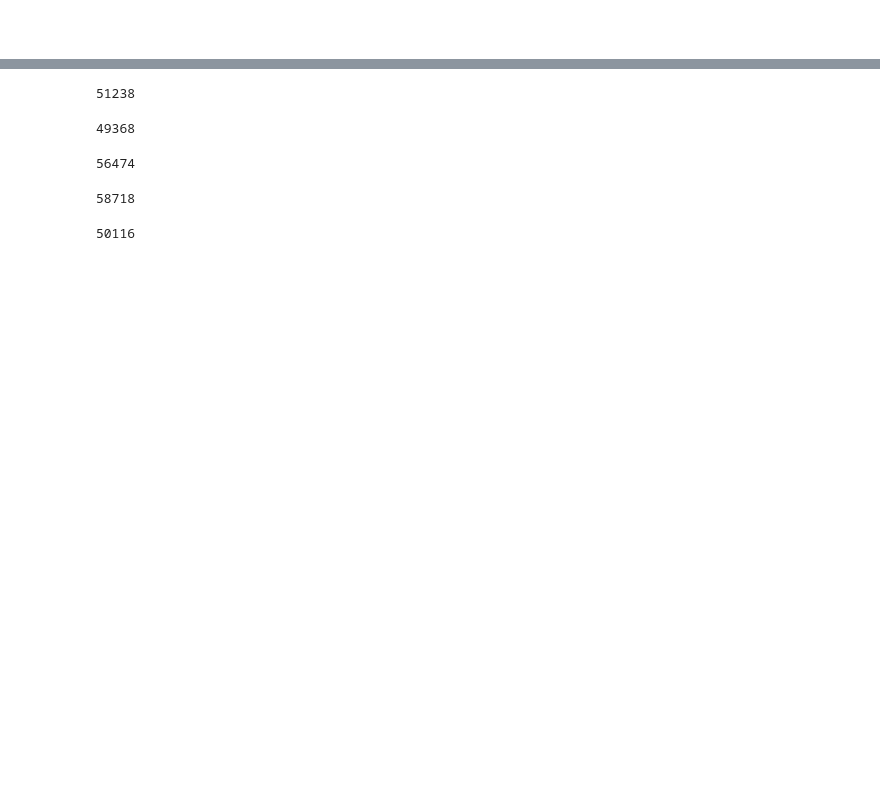
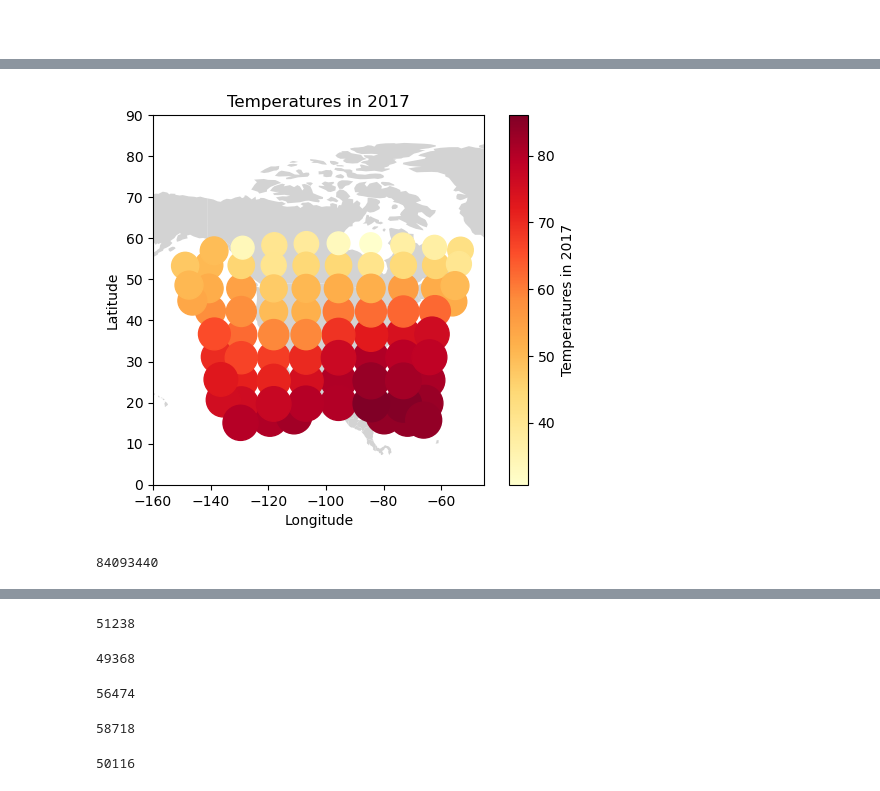
Before and after one commit to ashleyradford/spark-analysis, a Jupyter notebook: nam_analysis.ipynb, the cells around one changed output, grey strips where cells are left out. Cells and saved outputs as stored; diff of their text form; code cells hidden in the pictures; blank space fills up the shorter version.

```diff
--- a/nam_analysis.ipynb
+++ b/nam_analysis.ipynb
@@ -570,0 +1016,4 @@ farms.take(50)
+# %%
+df_2017 = df_2017.withColumn("geohash", geohash2Encode(df_2017.lat, df_2017.lon))
+df_2017 = df_2017.withColumn("temperature_surface", k2f(df_2017.temperature_surface))
+df_2017 = df_2017.withColumn("wind_speed_gust_surface", df_2017.wind_speed_gust_surface * 2.23694)
@@ -570,0 +1022,13 @@ farms.take(50)
+# %%
+agg_2017 = df_2017.groupBy("geohash")\
+                .agg(\
+                    F.avg("lat").alias("lat"), \
+                    F.avg("lon").alias("lon"), \
+                    F.avg("visibility_surface").alias("visibility_surface"), \
+                    F.avg("snow_depth_surface").alias("snow_depth_surface"), \
+                    F.avg("total_precipitation_surface_3_hour_accumulation").alias("total_rain"), \
+                    F.avg("total_cloud_cover_entire_atmosphere_single_layer").alias("cloud_cover"), \
+                    F.avg("relative_humidity_zerodegc_isotherm").alias("humidity"), \
+                    F.avg("vegetation_surface").alias("vegetation_surface"), \
+                    F.avg("wind_speed_gust_surface").alias("wind_speed"), \
+                    F.avg("temperature_surface").alias("temperature"))
@@ -570,0 +1037,4 @@ farms.take(50)
+# %%
+agg_2017_df = agg_2017.toPandas()
+# %%
+agg_2017_df['year'] = 2017
@@ -570,0 +1043,24 @@ farms.take(50)
+# %%
+worldmap = gpd.read_file(gpd.datasets.get_path("naturalearth_lowres"))
+worldmap[worldmap["continent"] == "North America"].plot(color="lightgrey")
+
+# Plotting our Impact Energy data with a color map
+x = agg_2017_df['lon']
+y = agg_2017_df['lat']
+z = agg_2017_df['temperature']
+# z = farms_df['wind_speed_gust_surface']
+
+plt.scatter(x, y, s=z*8, c=z, cmap='YlOrRd')
+
+plt.colorbar(label='Temperatures in 2017')
+
+plt.xlim([-160, -45])
+plt.ylim([0, 90])
+
+plt.title("Temperatures in 2017")
+
+plt.xlabel("Longitude")
+plt.ylabel("Latitude")
+plt.show()
+# %% [output]
+[figure, added]
@@ -570,0 +1073,5 @@ farms.take(50)
+# %%
+df_2016 = df_2016.withColumnRenamed("1_time", "time").withColumnRenamed("2_lat", "lat").withColumnRenamed("3_lon", "lon")
+df_2016.count()
+# %% [output]
+84093440
```
Also changed, not shown: parts of 134 cells of this notebook.
